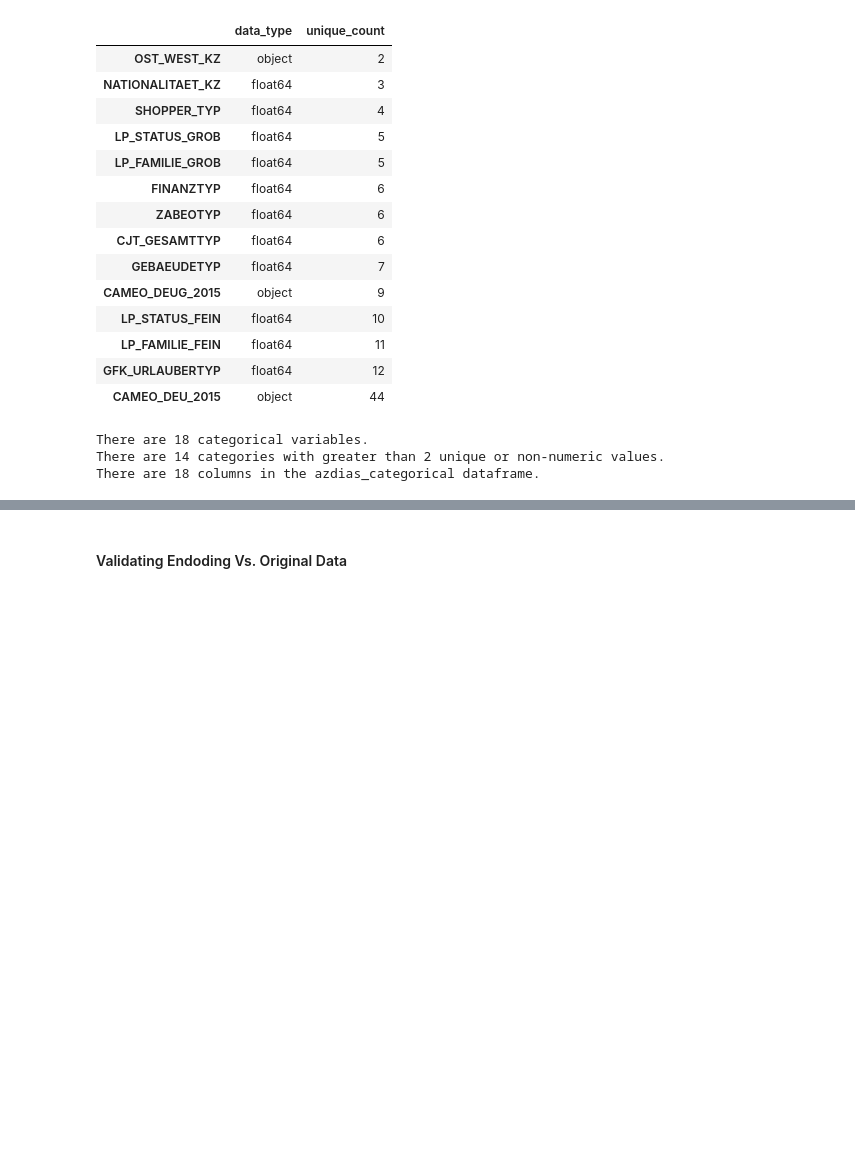
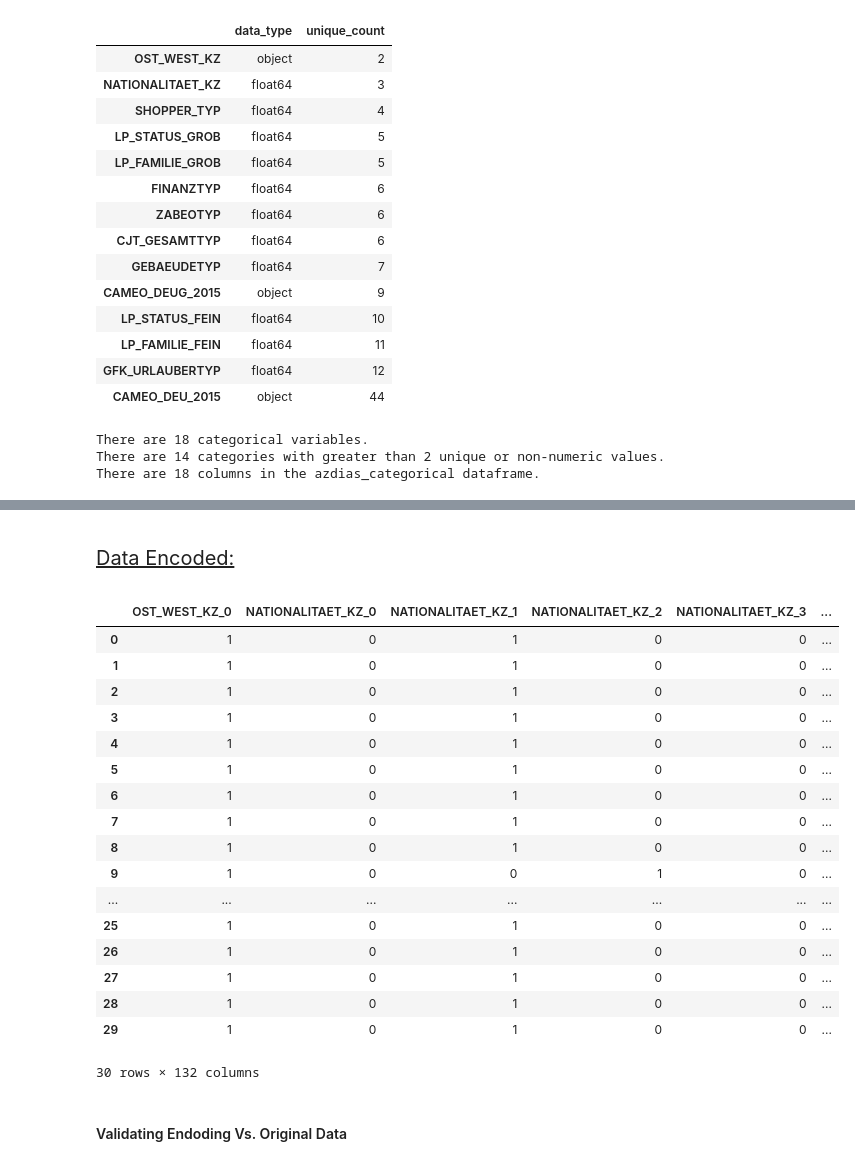
Before and after one commit to samlexrod/identifying_customer_segments, a Jupyter notebook: Identify_Customer_Segments.ipynb, the cells around one changed output, grey strips where cells are left out. Cells and saved outputs as stored; diff of their text form; code cells hidden in the pictures; blank space fills up the shorter version.

Commit message:
Done with encoding

```diff
--- a/Identify_Customer_Segments.ipynb
+++ b/Identify_Customer_Segments.ipynb
@@ -998,2 +953,26 @@ for pre_column, column in zip(preencode_list, reencode_list):
+# %%
+azdias_encoded, df_toreencode = set_encoding(azdias_categorical)
+display_html('Data Encoded:')
+azdias_encoded.head(30)
+# %% [output]
+Data Encoded:
+|  | OST_WEST_KZ_0 | NATIONALITAET_KZ_0 | NATIONALITAET_KZ_1 | NATIONALITAET_KZ_2 | NATIONALITAET_KZ_3 | ... |
+| 0 | 1 | 0 | 1 | 0 | 0 | ... |
+| 1 | 1 | 0 | 1 | 0 | 0 | ... |
+| 2 | 1 | 0 | 1 | 0 | 0 | ... |
+| 3 | 1 | 0 | 1 | 0 | 0 | ... |
+| 4 | 1 | 0 | 1 | 0 | 0 | ... |
+| 5 | 1 | 0 | 1 | 0 | 0 | ... |
+| 6 | 1 | 0 | 1 | 0 | 0 | ... |
+| 7 | 1 | 0 | 1 | 0 | 0 | ... |
+| 8 | 1 | 0 | 1 | 0 | 0 | ... |
+| 9 | 1 | 0 | 0 | 1 | 0 | ... |
+| ... | ... | ... | ... | ... | ... | ... |
+| 25 | 1 | 0 | 1 | 0 | 0 | ... |
+| 26 | 1 | 0 | 1 | 0 | 0 | ... |
+| 27 | 1 | 0 | 1 | 0 | 0 | ... |
+| 28 | 1 | 0 | 1 | 0 | 0 | ... |
+| 29 | 1 | 0 | 1 | 0 | 0 | ... |
+30 rows × 132 columns
 # %% [markdown]
 #### Validating Endoding Vs. Original Data
```
Also changed, not shown: parts of 22 cells of this notebook.
